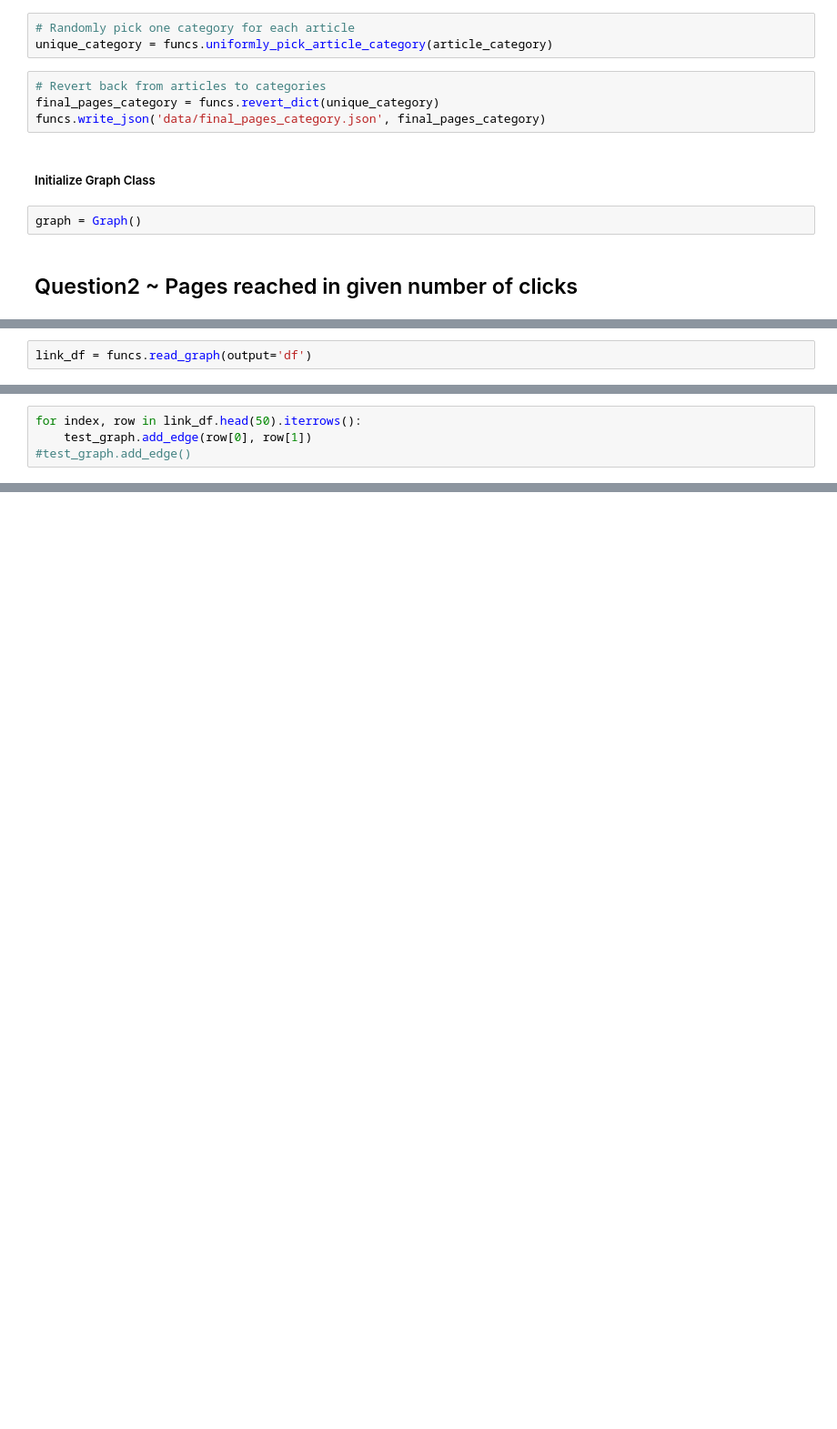
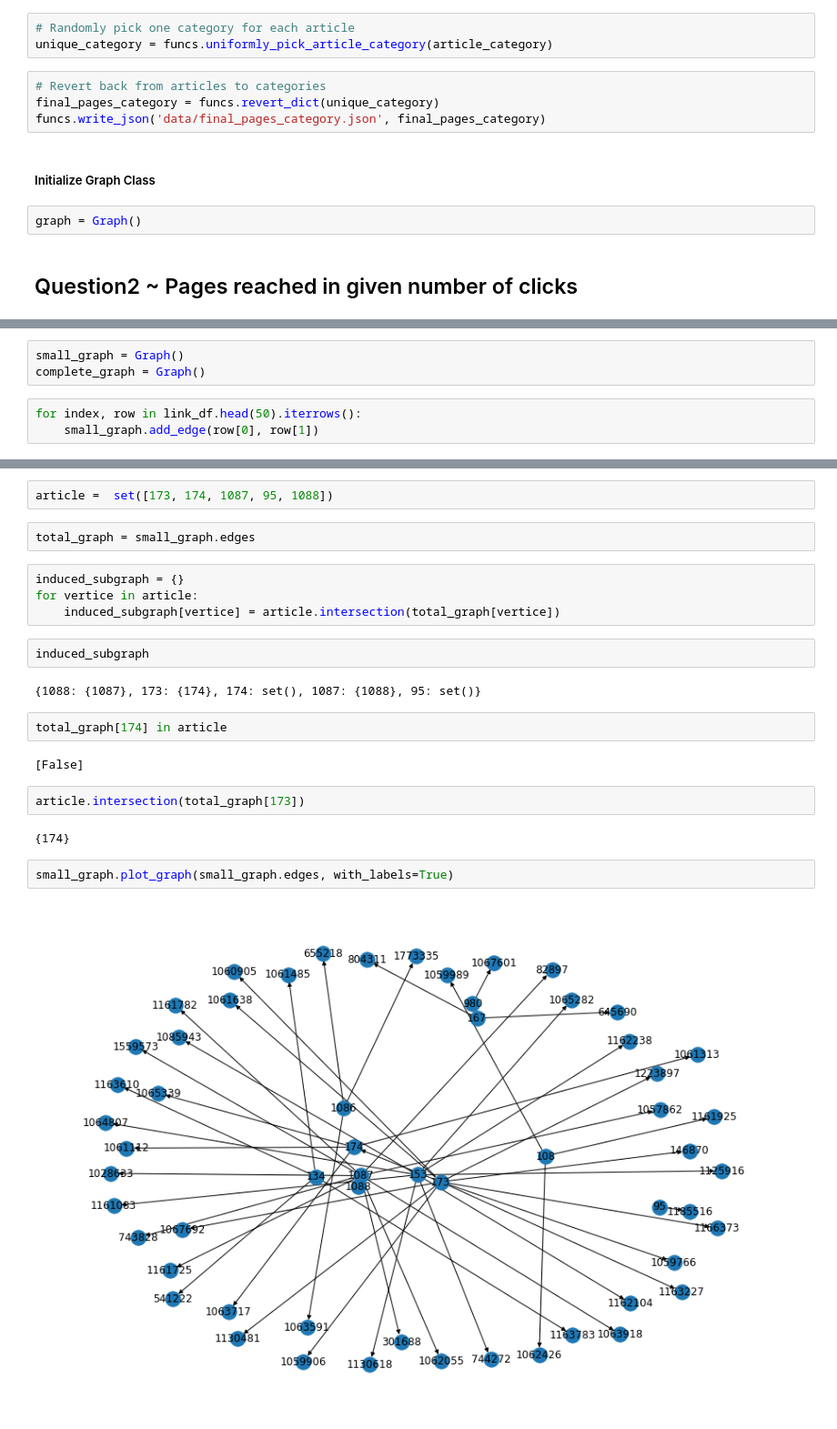
Before and after one commit to JuanMataNaranjo/ADM-HW5, a Jupyter notebook: main.ipynb, the cells around one changed output, grey strips where cells are left out. Shown: that part at 91% size. Drawn from its saved outputs; the diff is of its cells as text; blank space fills up the shorter version.

Commit message:
Include induced subgraph functionality

```diff
--- a/main.ipynb
+++ b/main.ipynb
@@ -61,2 +50,0 @@ link_dict[1185516]
-# %%
-link_df = funcs.read_graph(output='df')
@@ -71,4 +50,0 @@ defaultdict(set, {})
-# %%
-for index, row in link_df.head(50).iterrows():
-    test_graph.add_edge(row[0], row[1])
-#test_graph.add_edge()
@@ -267,0 +51,6 @@ last_node
+# %%
+small_graph = Graph()
+complete_graph = Graph()
+# %%
+for index, row in link_df.head(50).iterrows():
+    small_graph.add_edge(row[0], row[1])
@@ -267,0 +109,24 @@ last_node
+# %%
+article =  set([173, 174, 1087, 95, 1088])
+# %%
+total_graph = small_graph.edges
+# %%
+induced_subgraph = {}
+for vertice in article:
+    induced_subgraph[vertice] = article.intersection(total_graph[vertice])
+# %%
+induced_subgraph
+# %% [output]
+{1088: {1087}, 173: {174}, 174: set(), 1087: {1088}, 95: set()}
+# %%
+total_graph[174] in article
+# %% [output]
+[False]
+# %%
+article.intersection(total_graph[173])
+# %% [output]
+{174}
+# %%
+small_graph.plot_graph(small_graph.edges, with_labels=True)
+# %% [output]
+[figure, added]
```
Also changed, not shown: parts of 49 cells of this notebook, 1 other file.
